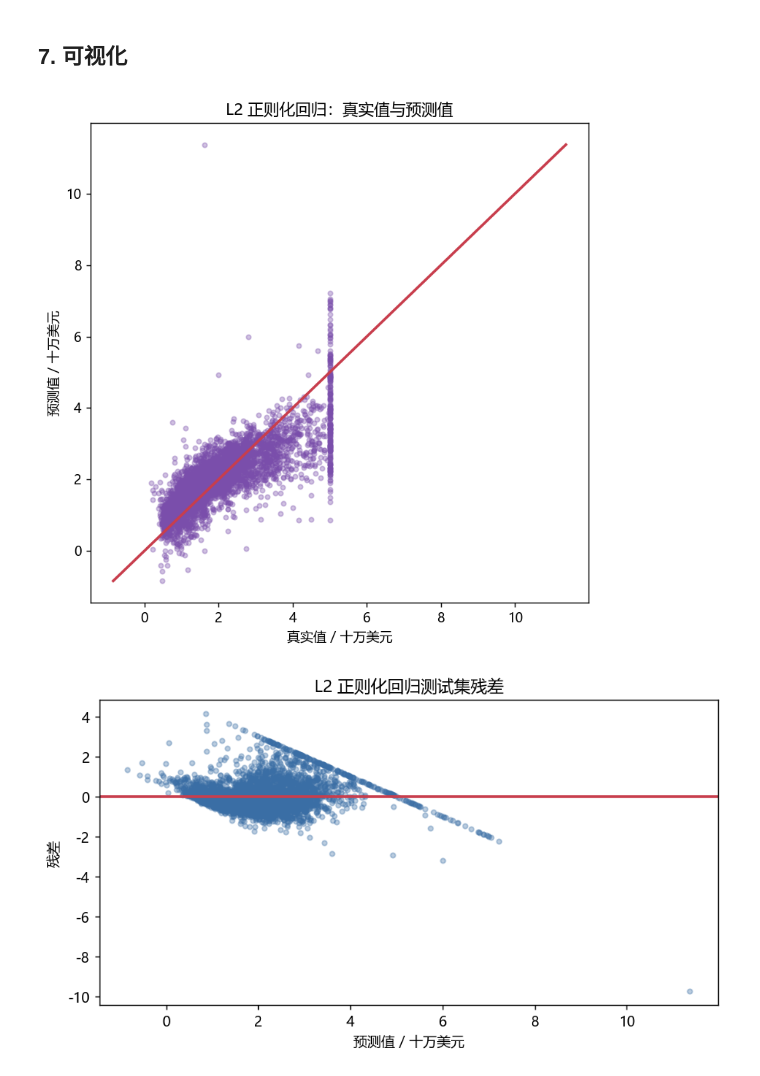
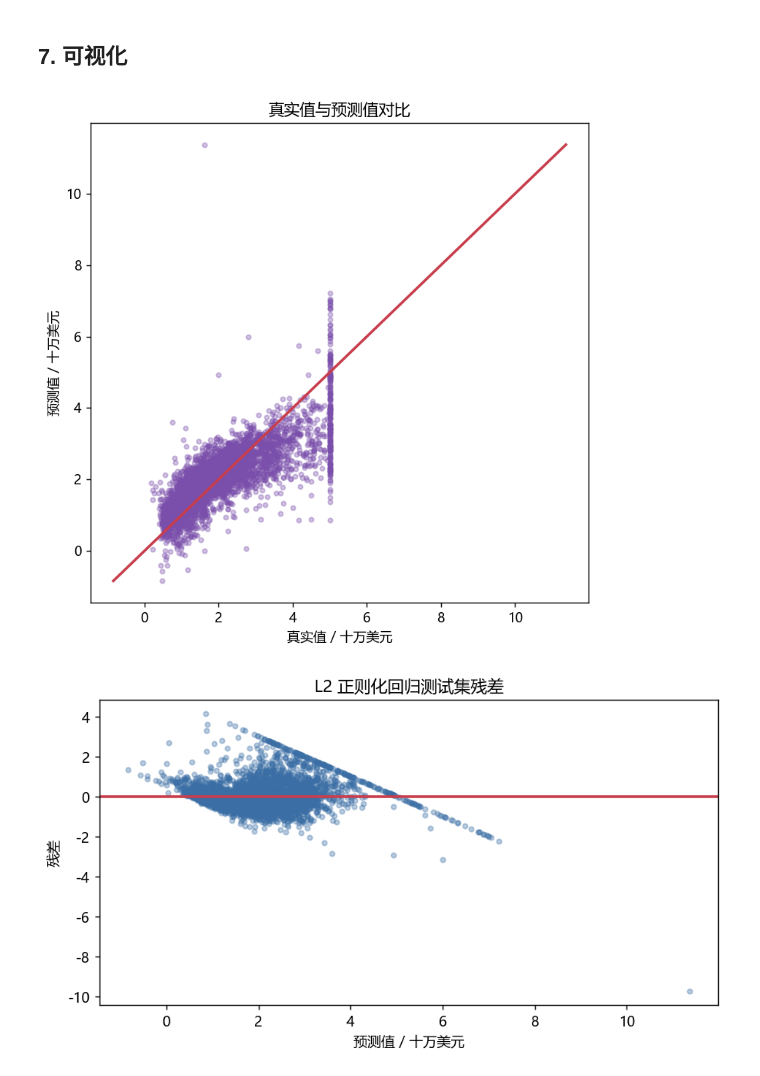
Before and after one commit to LiaoYutao1013/26_wuren_LiaoYutao, a Jupyter notebook: Week2/homework/作业2/02_L2正则化岭回归_加州房价.ipynb, the cells around one changed output. Saved outputs shown, nothing was run; the diff lists cells and outputs as text; code cells hidden in the pictures.

```diff
--- a/Week2/homework/作业2/02_L2正则化岭回归_加州房价.ipynb
+++ b/Week2/homework/作业2/02_L2正则化岭回归_加州房价.ipynb
@@ -83,9 +83,9 @@ class MyRidgeRegression:
     4. predict 复用 fit 得到的 theta_ 输出预测值。
 
     重要变量：
-    - alpha：正则化强度，是实例属性；
-    - penalty：fit 内部局部变量，控制哪些参数被惩罚；
-    - theta_ / coef_ / intercept_：训练后的模型参数。
+    alpha：正则化强度，是实例属性；
+    penalty：fit 内部局部变量，控制哪些参数被惩罚；
+    theta_ / coef_ / intercept_：训练后的模型参数。
     """
 
     def __init__(self, alpha=1.0, fit_intercept=True):
@@ -286,24 +286,24 @@ display(ridge_prediction_result.round(4))
 # %%
 plt.figure(figsize=(6, 6), dpi=130)
 plt.scatter(y_test, ridge_test_pred, s=12, alpha=0.35, color="#7a4eab")
 low = min(y_test.min(), ridge_test_pred.min())
 high = max(y_test.max(), ridge_test_pred.max())
 plt.plot([low, high], [low, high], color="#c83e4d", linewidth=2)
 plt.xlabel("真实值 / 十万美元")
 plt.ylabel("预测值 / 十万美元")
-plt.title("L2 正则化回归：真实值与预测值")
+plt.title("真实值与预测值对比")
 plt.tight_layout()
 plt.show()
 
 ridge_residuals = y_test - ridge_test_pred
 plt.figure(figsize=(7, 4), dpi=130)
 plt.scatter(ridge_test_pred, ridge_residuals, s=12, alpha=0.35, color="#3a6ea5")
 plt.axhline(0, color="#c83e4d", linewidth=2)
 plt.xlabel("预测值 / 十万美元")
 plt.ylabel("残差")
 plt.title("L2 正则化回归测试集残差")
 plt.tight_layout()
 plt.show()
 # %% [output]
-[figure, old version]
+[figure, new version]
 [figure]
```
Also changed, not shown: 2 other files.
